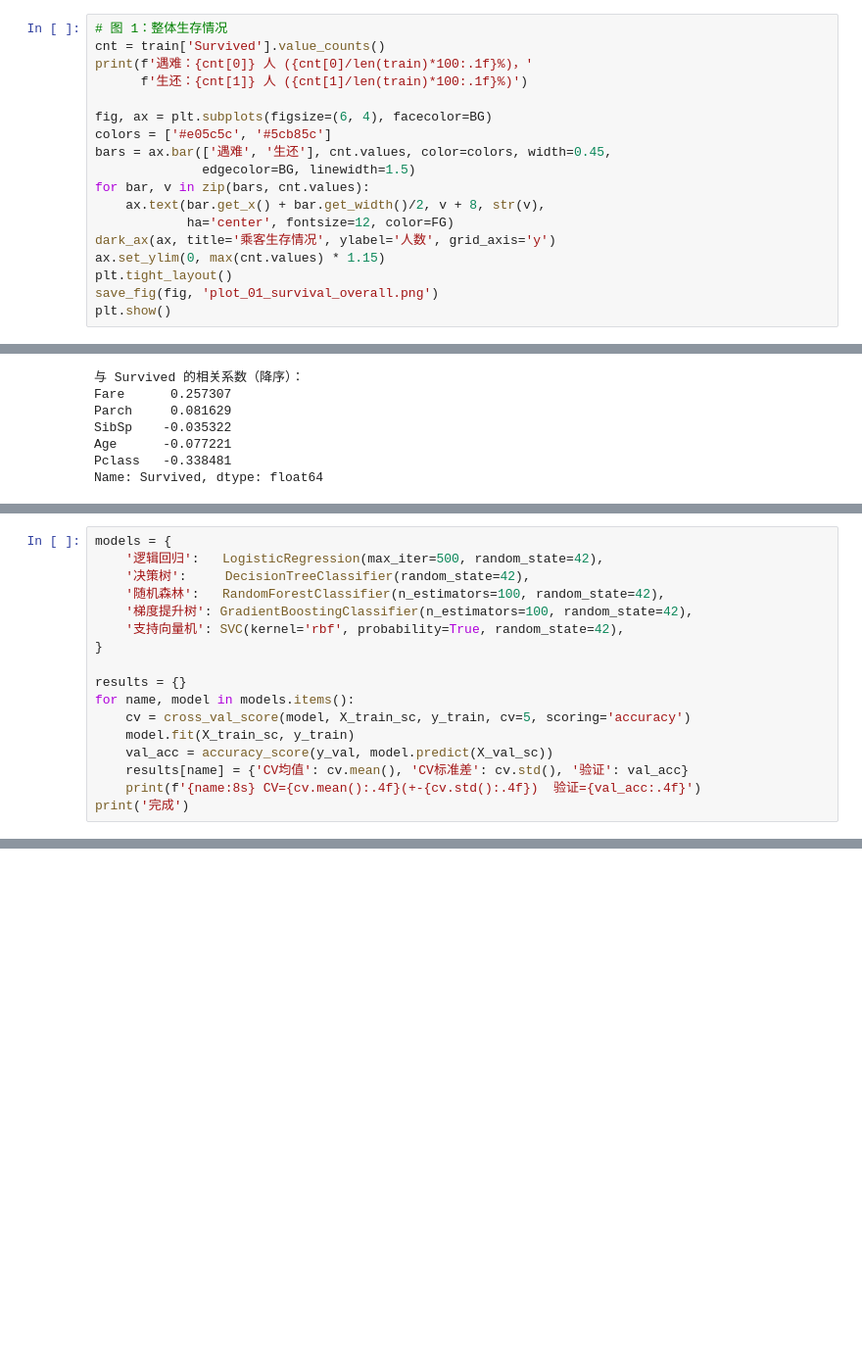
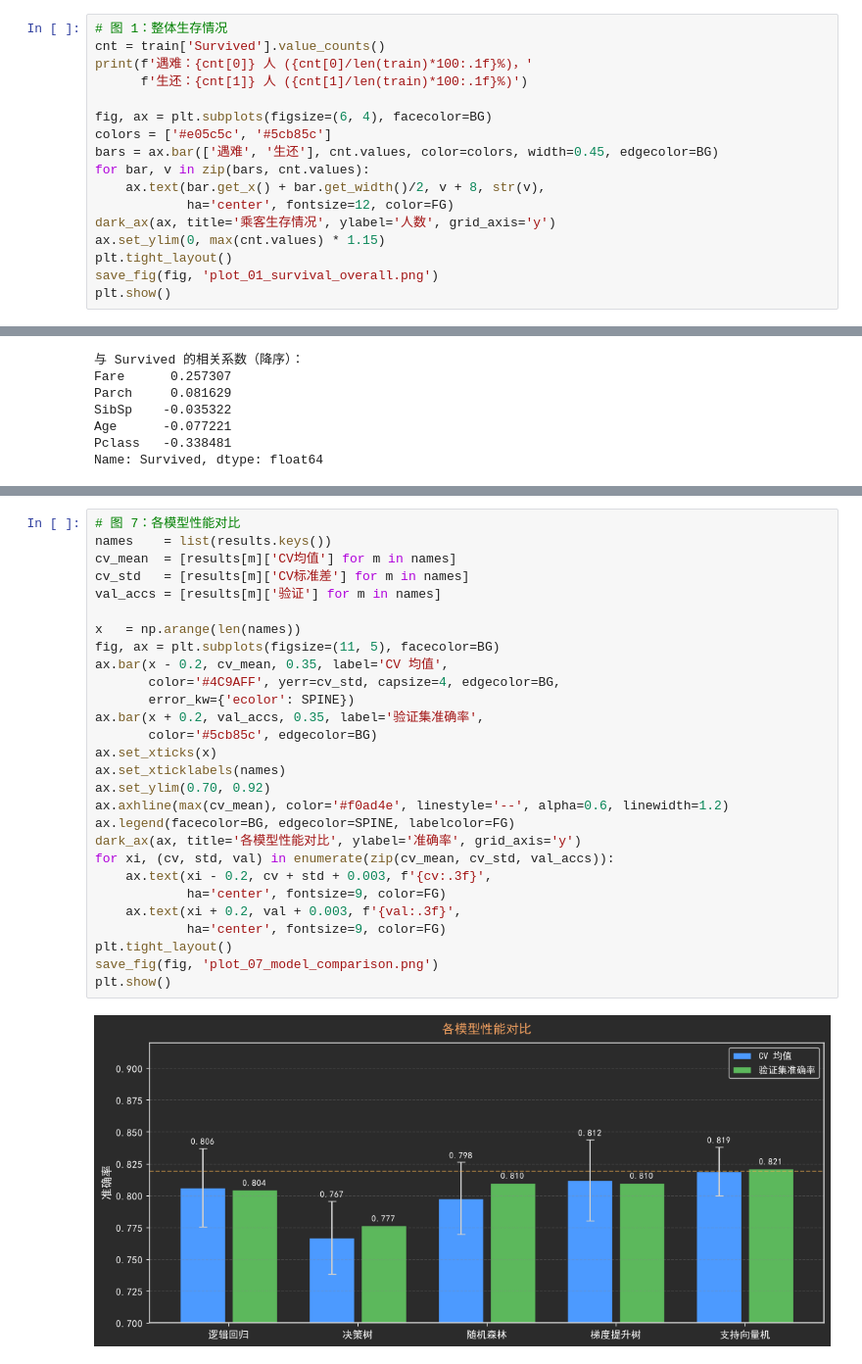
Before and after one commit to SalenaOmega/taitanic_ml, a Jupyter notebook: titanic_prediction.ipynb, the cells around one changed output, grey strips where cells are left out. Shown at 98% size. Saved outputs shown, nothing was run; the diff lists cells and outputs as text; blank space fills up the shorter version.

```diff
--- a/titanic_prediction.ipynb
+++ b/titanic_prediction.ipynb
@@ -156,8 +155,7 @@ print(f'遇难：{cnt[0]} 人 ({cnt[0]/len(train)*100:.1f}%)，'
 
 fig, ax = plt.subplots(figsize=(6, 4), facecolor=BG)
 colors = ['#e05c5c', '#5cb85c']
-bars = ax.bar(['遇难', '生还'], cnt.values, color=colors, width=0.45,
-              edgecolor=BG, linewidth=1.5)
+bars = ax.bar(['遇难', '生还'], cnt.values, color=colors, width=0.45, edgecolor=BG)
 for bar, v in zip(bars, cnt.values):
     ax.text(bar.get_x() + bar.get_width()/2, v + 8, str(v),
             ha='center', fontsize=12, color=FG)
@@ -499,17 +323,0 @@ print(f'训练集：{X_train.shape}，验证集：{X_val.shape}')
-# %%
-models = {
-    '逻辑回归':   LogisticRegression(max_iter=500, random_state=42),
-    '决策树':     DecisionTreeClassifier(random_state=42),
-    '随机森林':   RandomForestClassifier(n_estimators=100, random_state=42),
-    '梯度提升树': GradientBoostingClassifier(n_estimators=100, random_state=42),
-    '支持向量机': SVC(kernel='rbf', probability=True, random_state=42),
-}
-
-results = {}
-for name, model in models.items():
-    cv = cross_val_score(model, X_train_sc, y_train, cv=5, scoring='accuracy')
-    model.fit(X_train_sc, y_train)
-    val_acc = accuracy_score(y_val, model.predict(X_val_sc))
-    results[name] = {'CV均值': cv.mean(), 'CV标准差': cv.std(), '验证': val_acc}
-    print(f'{name:8s} CV={cv.mean():.4f}(+-{cv.std():.4f})  验证={val_acc:.4f}')
-print('完成')
@@ -725,0 +481,30 @@ print(submission.head(10))
+# %%
+# 图 7：各模型性能对比
+names    = list(results.keys())
+cv_mean  = [results[m]['CV均值'] for m in names]
+cv_std   = [results[m]['CV标准差'] for m in names]
+val_accs = [results[m]['验证'] for m in names]
+
+x   = np.arange(len(names))
+fig, ax = plt.subplots(figsize=(11, 5), facecolor=BG)
+ax.bar(x - 0.2, cv_mean, 0.35, label='CV 均值',
+       color='#4C9AFF', yerr=cv_std, capsize=4, edgecolor=BG,
+       error_kw={'ecolor': SPINE})
+ax.bar(x + 0.2, val_accs, 0.35, label='验证集准确率',
+       color='#5cb85c', edgecolor=BG)
+ax.set_xticks(x)
+ax.set_xticklabels(names)
+ax.set_ylim(0.70, 0.92)
+ax.axhline(max(cv_mean), color='#f0ad4e', linestyle='--', alpha=0.6, linewidth=1.2)
+ax.legend(facecolor=BG, edgecolor=SPINE, labelcolor=FG)
+dark_ax(ax, title='各模型性能对比', ylabel='准确率', grid_axis='y')
+for xi, (cv, std, val) in enumerate(zip(cv_mean, cv_std, val_accs)):
+    ax.text(xi - 0.2, cv + std + 0.003, f'{cv:.3f}',
+            ha='center', fontsize=9, color=FG)
+    ax.text(xi + 0.2, val + 0.003, f'{val:.3f}',
+            ha='center', fontsize=9, color=FG)
+plt.tight_layout()
+save_fig(fig, 'plot_07_model_comparison.png')
+plt.show()
+# %% [output]
+[figure, added]
```
Also changed, not shown: parts of 41 cells of this notebook, 3 other files.
